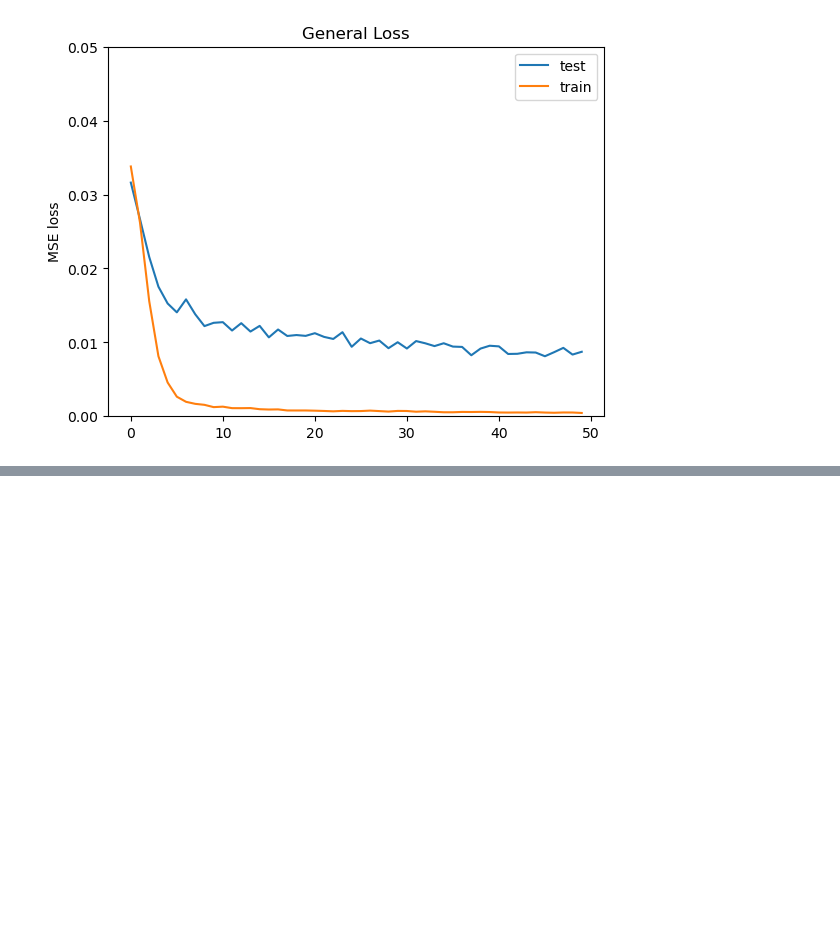
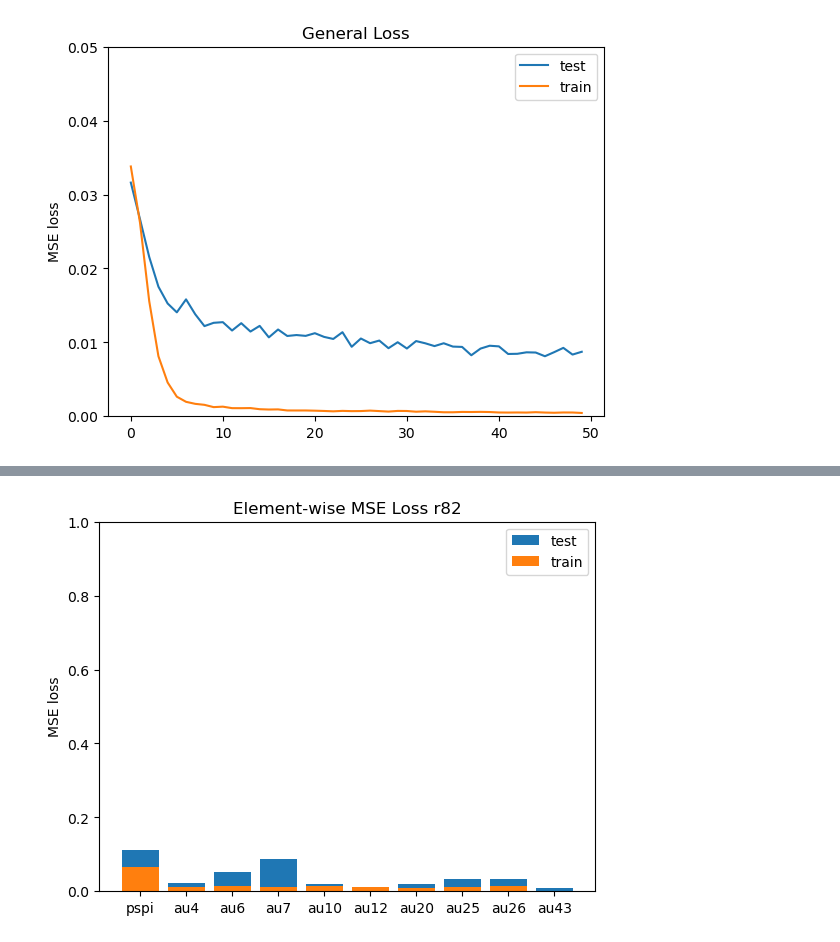
Before and after one commit to hiyuantang/FAU_Dataset, a Jupyter notebook: code/vis_maemse.ipynb, the cells around one changed output, grey strips where cells are left out. Cells and saved outputs as stored; diff of their text form; code cells hidden in the pictures; blank space fills up the shorter version.

```diff
--- a/code/vis_maemse.ipynb
+++ b/code/vis_maemse.ipynb
@@ -46,0 +53,13 @@ plt.show()
+# %%
+aus = ['pspi', 'au4', 'au6', 'au7', 'au10', 'au12', 'au20', 'au25', 'au26', 'au43']
+train_mse_aus = [0.06687088, 0.01256855, 0.01419177, 0.01186881, 0.01390943, 0.0112457, 0.00967603, 0.0120435, 0.01408011, 0.00173172]
+test_mse_aus = [0.11142459, 0.02250233, 0.05091965, 0.0870474, 0.01849649, 0.00908172, 0.02051324, 0.03424237, 0.03312092, 0.00790383]
+plt.bar(aus, test_mse_aus, label='test')
+plt.bar(aus, train_mse_aus, label='train')
+plt.ylabel('MSE loss')
+plt.title('Element-wise MSE Loss r82')
+plt.ylim([0, 1])
+plt.legend()
+plt.show()
+# %% [output]
+[figure, added]
```
Also changed, not shown: parts of 3 cells of this notebook, 40 other files.
